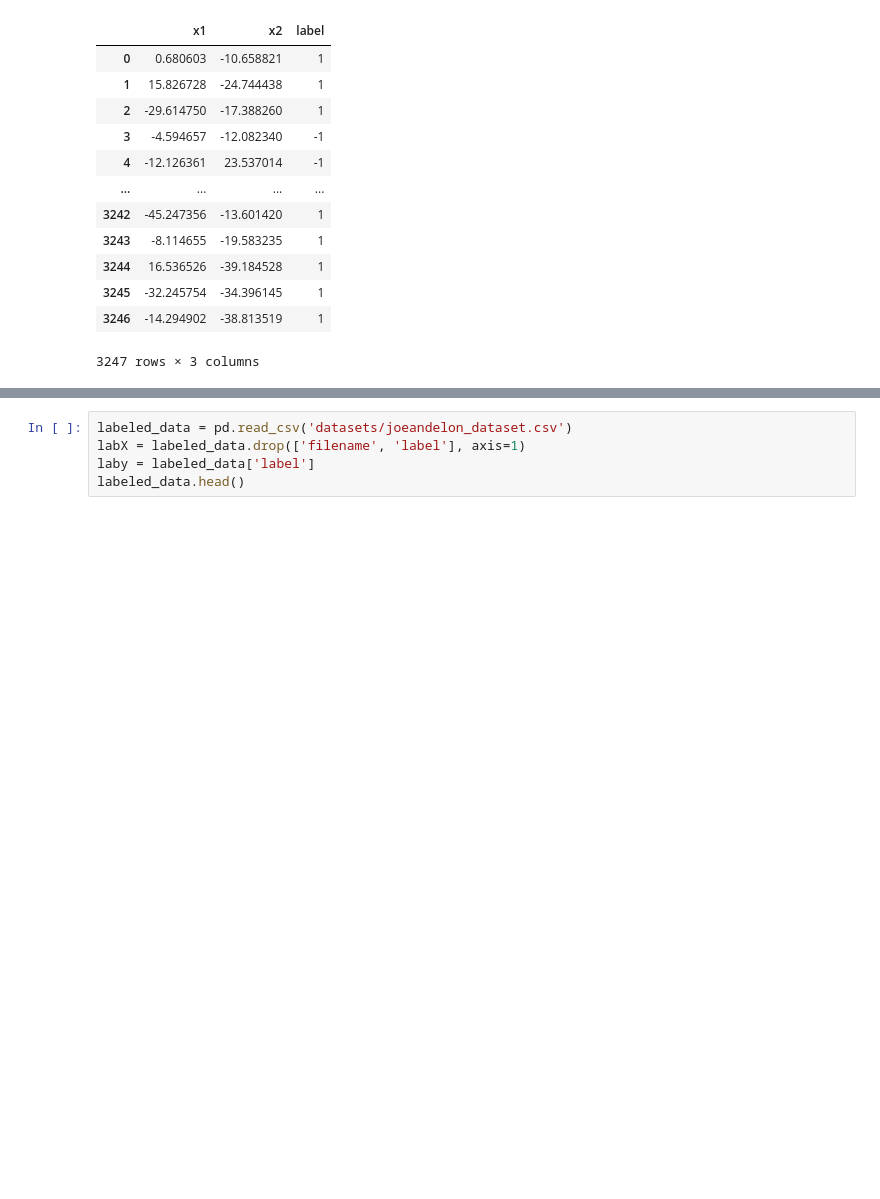
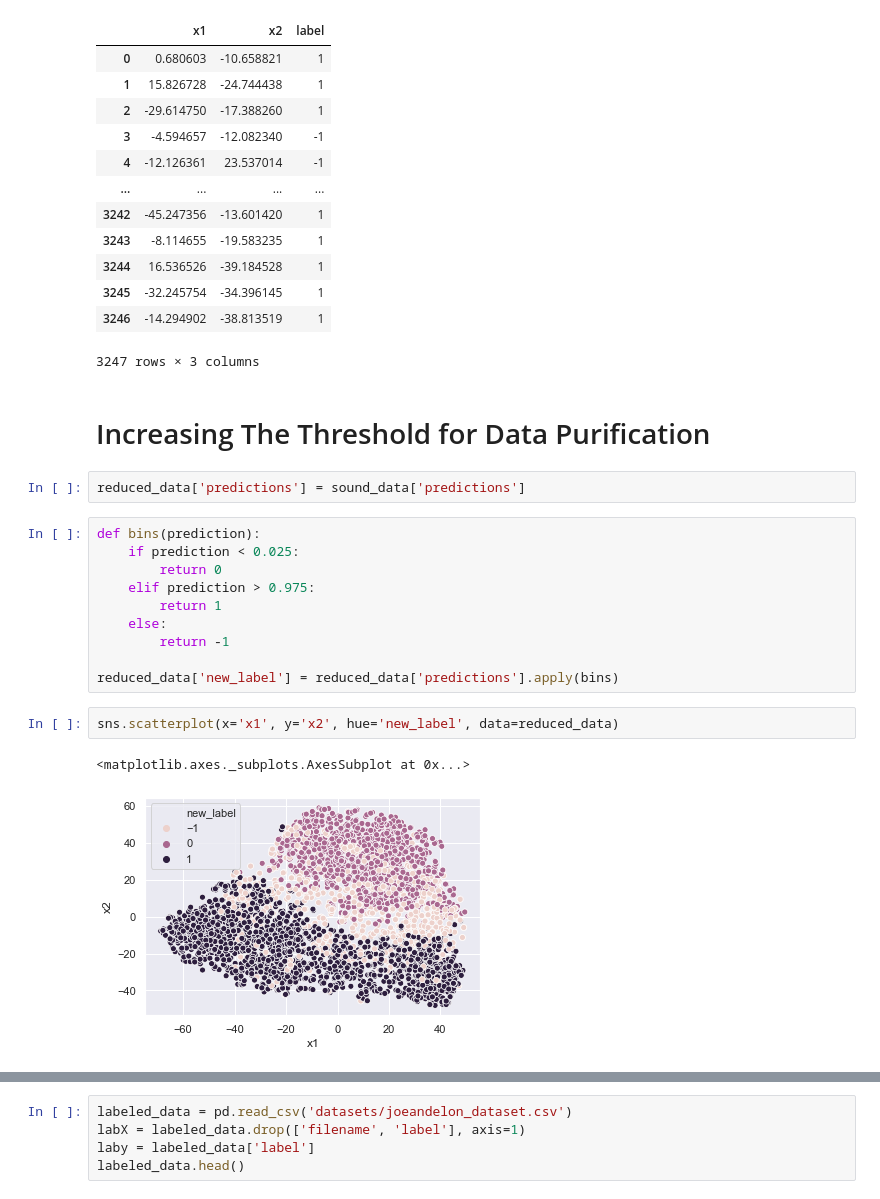
Before and after one commit to nathanielCherian/joe-rogan-ml, a Jupyter notebook: dbscan.ipynb, the cells around one changed output, grey strips where cells are left out. Drawn from its saved outputs; the diff is of its cells as text; blank space fills up the shorter version.

Commit message:
Automatic Data Labeling

```diff
--- a/dbscan.ipynb
+++ b/dbscan.ipynb
@@ -84,3 +84,22 @@ reduced_data
 | 3245 | -32.245754 | -34.396145 | 1 |
 | 3246 | -14.294902 | -38.813519 | 1 |
 3247 rows × 3 columns
+# %% [markdown]
+# Increasing The Threshold for Data Purification
+# %%
+reduced_data['predictions'] = sound_data['predictions']
+# %%
+def bins(prediction):
+    if prediction < 0.025:
+        return 0
+    elif prediction > 0.975:
+        return 1
+    else:
+        return -1
+
+reduced_data['new_label'] = reduced_data['predictions'].apply(bins)
+# %%
+sns.scatterplot(x='x1', y='x2', hue='new_label', data=reduced_data)
+# %% [output]
+<matplotlib.axes._subplots.AxesSubplot at 0x...>
+[figure, added]
```
Also changed, not shown: parts of 4 cells of this notebook, 3 other files.
